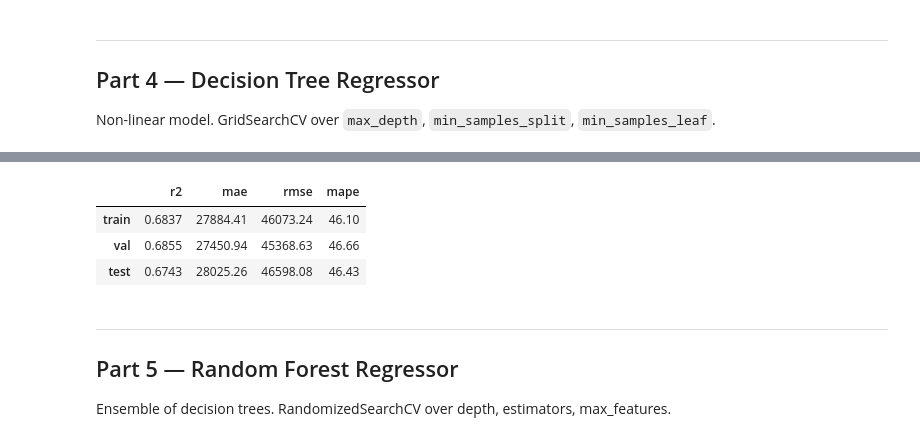
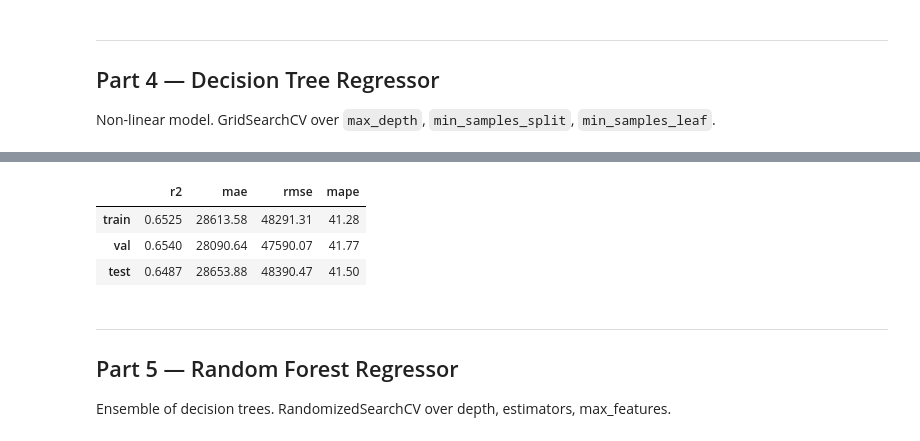
Before and after one commit to mbarndouka/amalitechmllab, a Jupyter notebook: notebooks/06_advanced_models.ipynb, the cells around one changed output, grey strips where cells are left out. Cells and saved outputs as stored; diff of their text form; code cells hidden in the pictures.

```diff
--- a/notebooks/06_advanced_models.ipynb
+++ b/notebooks/06_advanced_models.ipynb
@@ -48,3 +49,17 @@ sns.set_theme(style="whitegrid", palette="muted")
 print("Setup complete.")
 # %% [output]
 Setup complete.
+# %%
+log_target = bool(cfg.get("features", {}).get("log_target", False))
+print(f"log_target={log_target}")
+
+def eval_metrics(model, splits):
+    """Compute metrics in original BDT scale (handles log_target)."""
+    result = {}
+    for name, X, y in splits:
+        preds = model.predict(X)
+        if log_target:
+            preds = np.expm1(preds)
+            y = np.expm1(y)
+        result[name] = compute_metrics(y, preds)
+    return result
@@ -123,13 +140,13 @@ Best params: {'max_depth': 5, 'min_samples_leaf': 4, 'min_samples_split': 2}
 # %%
-dt_metrics = {}
-for split, X, y in [("train", X_train, y_train), ("val", X_val, y_val), ("test", X_test, y_test)]:
-    dt_metrics[split] = compute_metrics(y, dt_model.predict(X))
+dt_metrics = eval_metrics(dt_model, [
+    ("train", X_train, y_train), ("val", X_val, y_val), ("test", X_test, y_test)
+])
 pd.DataFrame(dt_metrics).T
 # %% [output]
 |  | r2 | mae | rmse | mape |
-| train | 0.6837 | 27884.41 | 46073.24 | 46.10 |
-| val | 0.6855 | 27450.94 | 45368.63 | 46.66 |
-| test | 0.6743 | 28025.26 | 46598.08 | 46.43 |
+| train | 0.6525 | 28613.58 | 48291.31 | 41.28 |
+| val | 0.6540 | 28090.64 | 47590.07 | 41.77 |
+| test | 0.6487 | 28653.88 | 48390.47 | 41.50 |
 # %% [markdown]
 ---
 ## Part 5 — Random Forest Regressor
```
Also changed, not shown: parts of 32 cells of this notebook, 15 other files.
